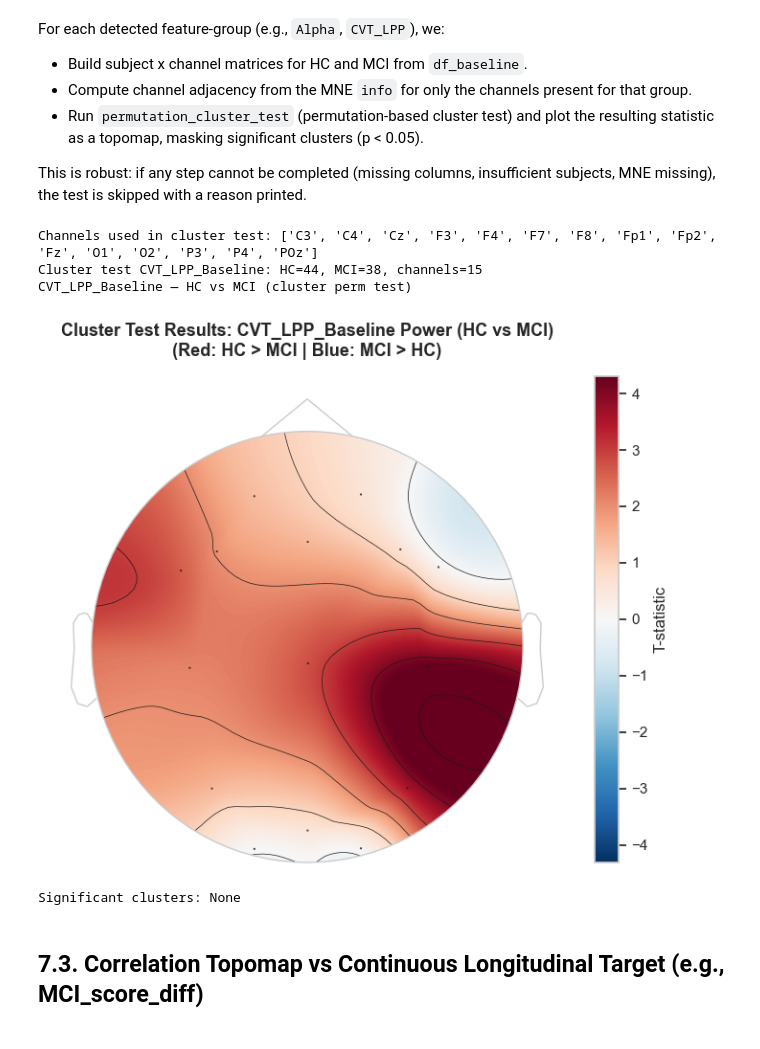
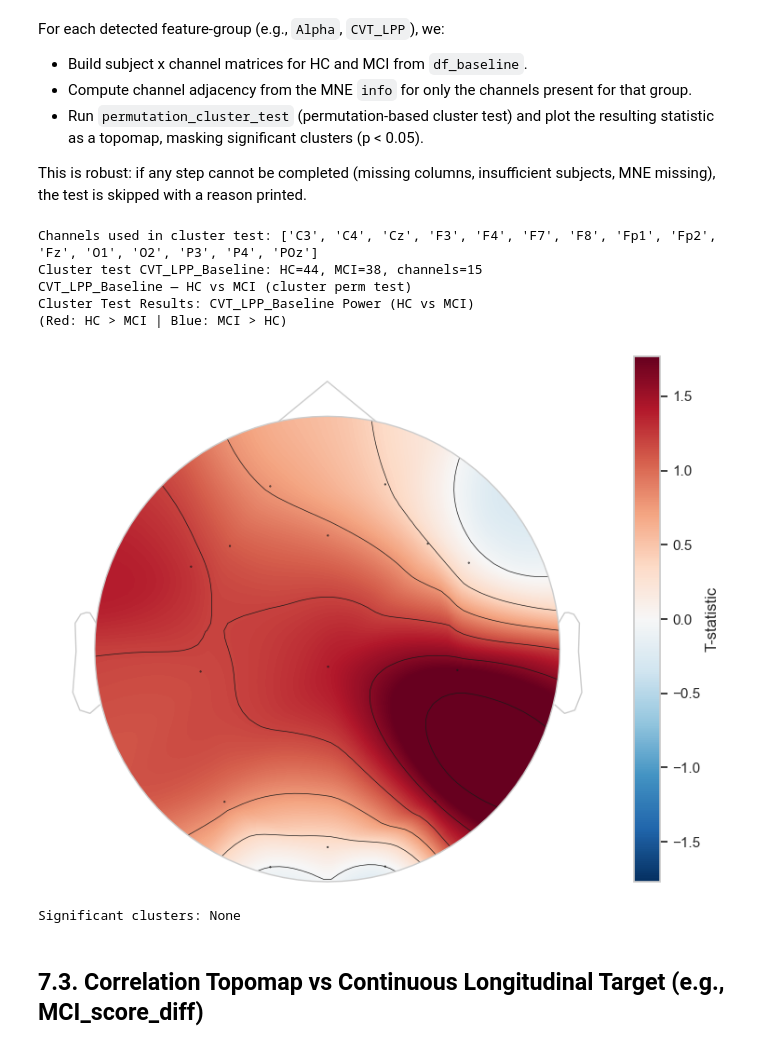
Before and after one commit to EdizArkin/EEG-Cognitive-Progression-Analysis-Early-Diagnosis, a Jupyter notebook: eda.ipynb, the cells around one changed output. Cells and saved outputs as stored; diff of their text form; code cells hidden in the pictures.

```diff
--- a/eda.ipynb
+++ b/eda.ipynb
@@ -1043,7 +1043,7 @@ if not df_spaghetti.empty:
     )
     df_m["Visit_num"] = df_m["Visit"].map({MCI_SCORE_V1_L: 1, MCI_SCORE_V2_L: 2})
 
-    plt.figure(figsize=(10, 6))
+    fig = plt.figure(figsize=(10, 6))
     # individual subject trajectories
     for pid, g in df_m.groupby(SUBJECT_ID_COL):
         plt.plot(g["Visit_num"], g["MCI_Score"], color="gray", alpha=0.3)
@@ -1460,7 +1460,7 @@ def cluster_permutation_test_and_topomap(df, channel_to_col_map, diagnosis_col=D
         T_obs, clusters, p_values, H0 = permutation_cluster_test(
             [X_hc, X_mci],
             n_permutations=n_permutations,
-            threshold=None,
+            threshold = dict(start=0, step=0.2),
             adjacency=adjacency,
             out_type='mask',
             verbose=False,
@@ -1512,39 +1512,41 @@ def cluster_permutation_test_and_topomap(df, channel_to_col_map, diagnosis_col=D
     print(f"{band_label} — HC vs MCI (cluster perm test)")
 
 
-    ax.set_title(f"Cluster Test Results: {band_label} Power (HC vs MCI)\n(Red: HC > MCI | Blue: MCI > HC)", fontsize=13, pad=15, fontweight='bold')
+    print(f"Cluster Test Results: {band_label} Power (HC vs MCI)\n(Red: HC > MCI | Blue: MCI > HC)")
 
     cbar = fig.colorbar(im, ax=ax, fraction=0.046, pad=0.04)
     cbar.set_label("T-statistic")
 
     outfp = os.path.join(OUT_FIGS, f"cluster_{band_label}.pdf")
     # Assuming save_and_show is a utility function for saving and showing plot
     save_and_show(fig, outfp)
 
     print("Significant clusters:", sig_clusters if sig_clusters else "None")
     return {"T_map": T_map, "sig_mask": sig_mask, "clusters": sig_clusters, "p_values": p_values}
 
 # Runner (use baseline for HC vs MCI)
 channel_map = cvt_map_baseline if cvt_map_baseline else cvt_map_longit
 if not channel_map:
     print("No CVT channel mapping found in baseline or longitudinal; cannot run cluster tests.")
 else:
     # limit to channels that are present in the montage
     info_tmp, _, _ = build_info_from_channels(list(channel_map.keys()))
     if info_tmp is None:
         print("Cannot build montage for current channel set; cluster tests will be skipped.")
     else:
         # prune map to only channels present in montage
         montage_chs = info_tmp.ch_names
         pruned_map = {ch: column for ch, column in channel_map.items() if ch in montage_chs}
         # run
         # NOTE: Using 'CVT_LPP' as a placeholder band label; adjust if needed.
         cluster_results = cluster_permutation_test_and_topomap(df_baseline, pruned_map, diagnosis_col=DIAGNOSIS_B, band_label="CVT_LPP_Baseline", n_permutations=1000)
 # %% [output]
 Channels used in cluster test: ['C3', 'C4', 'Cz', 'F3', 'F4', 'F7', 'F8', 'Fp1', 'Fp2', 'Fz', 'O1', 'O2', 'P3', 'P4', 'POz']
 Cluster test CVT_LPP_Baseline: HC=44, MCI=38, channels=15
 CVT_LPP_Baseline — HC vs MCI (cluster perm test)
+Cluster Test Results: CVT_LPP_Baseline Power (HC vs MCI)
+(Red: HC > MCI | Blue: MCI > HC)
-[figure, old version]
+[figure, new version]
 Significant clusters: None
 # %% [markdown]
 ## 7.3. Correlation Topomap vs Continuous Longitudinal Target (e.g., MCI_score_diff)
```
Also changed, not shown: parts of 3 cells of this notebook, 1 other file.
